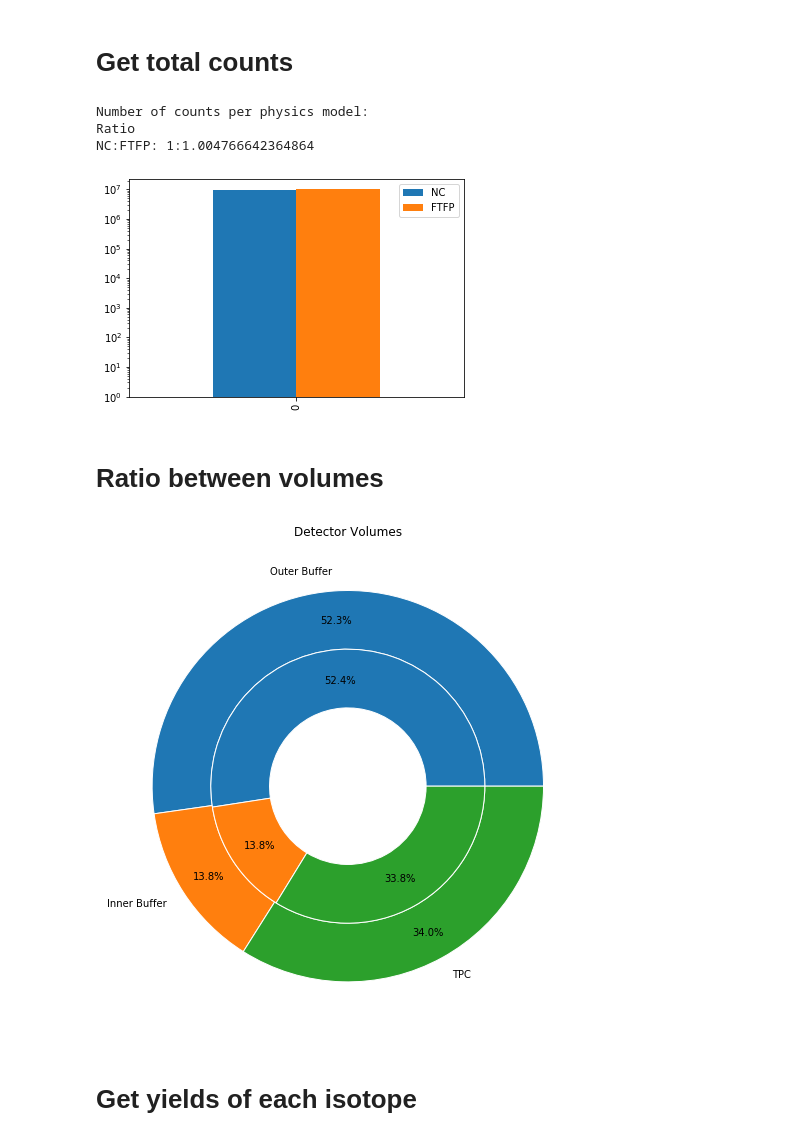
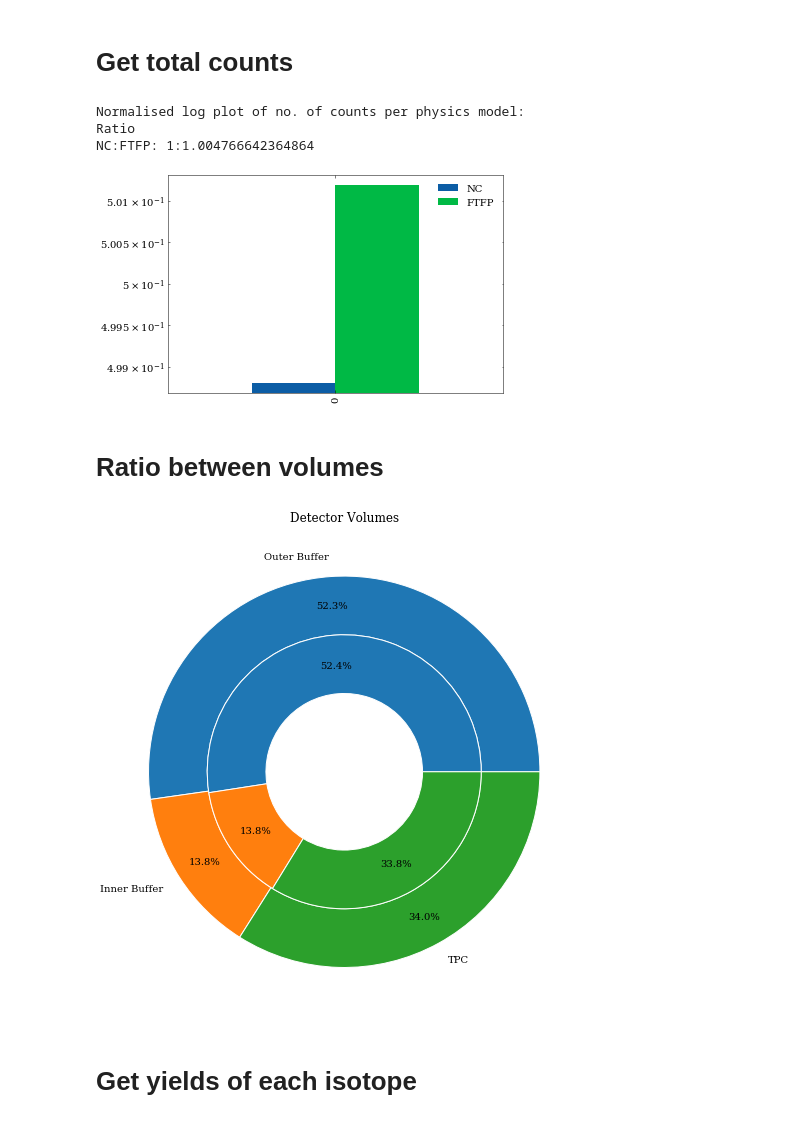
Before and after one commit to TomSB1423/nucleide_data, a Jupyter notebook: compare_models.ipynb, the cells around one changed output. Cells and saved outputs as stored; diff of their text form; code cells hidden in the pictures.

```diff
--- a/compare_models.ipynb
+++ b/compare_models.ipynb
@@ -1,10 +1,11 @@
 # %%
 # pip install
-#!pip install -r requirements.txt
+!pip install -r requirements.txt
 
 # Imports
 import matplotlib.pyplot as plt
 import matplotlib.patches as mpatches
+plt.style.use(['science','no-latex'])
 import numpy as np
 import pandas as pd
 pd.options.mode.chained_assignment = None
@@ -46,18 +63,18 @@ df_FTFP["Production (/yr)"] = df_FTFP["Counts"] / sim_length
 # %% [markdown]
 # Get total counts
 # %%
-print("Number of counts per physics model:")
-df_counts = pd.DataFrame({"NC": [df_NC['Production (/yr)'].sum()],
-                          "FTFP": [df_FTFP['Production (/yr)'].sum()]})
+print("Normalised log plot of no. of counts per physics model:")
+df_counts = pd.DataFrame({"NC": [df_NC['Production (/yr)'].sum() / (df_NC['Production (/yr)'].sum() + df_FTFP['Production (/yr)'].sum())],
+                          "FTFP": [df_FTFP['Production (/yr)'].sum() / (df_NC['Production (/yr)'].sum() + df_FTFP['Production (/yr)'].sum())]})
 df_counts.plot.bar(log=True)
 print("Ratio")
 print(f"NC:FTFP: 1:{df_FTFP['Production (/yr)'].sum() / df_NC['Production (/yr)'].sum()}")
 plt.show()
 # %% [output]
-Number of counts per physics model:
+Normalised log plot of no. of counts per physics model:
 Ratio
 NC:FTFP: 1:1.004766642364864
-[figure, old version]
+[figure, new version]
 # %% [markdown]
 # Ratio between volumes
 # %%
@@ -86,7 +103,7 @@ ax.pie(x=[df_NC.loc[df_NC["Detector Volume"] == 7,"Production (/yr)"].sum(),
 ax.set(title='Detector Volumes')
 plt.show()
 # %% [output]
-[figure, old version]
+[figure, new version]
 # %% [markdown]
 # Get yields of each isotope
 # %%
```
Also changed, not shown: parts of 3 cells of this notebook, 6 other files.
